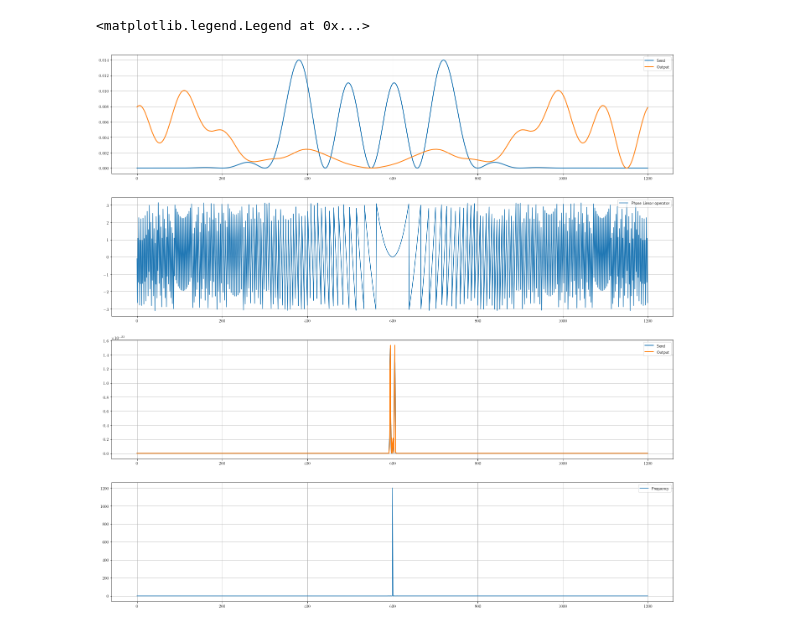
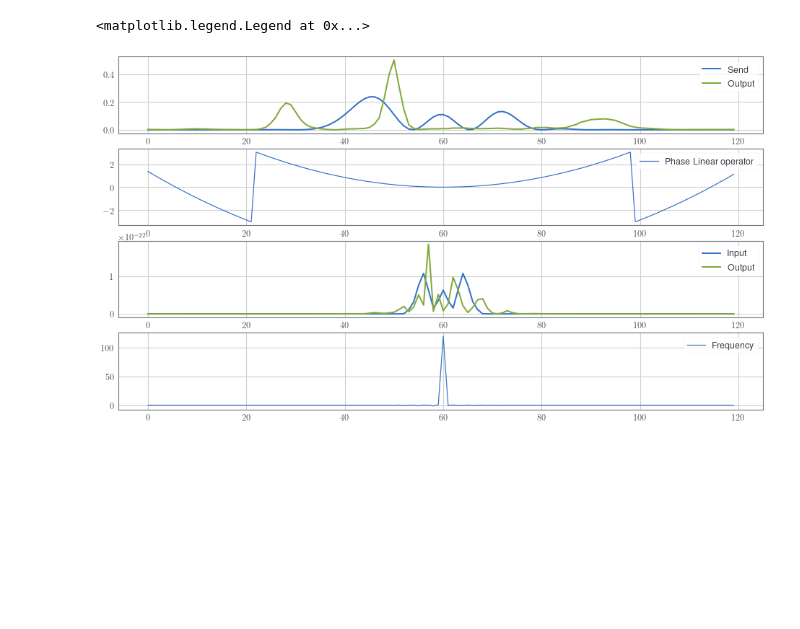
Before and after one commit to domrim/bachelorarbeit-code, a Jupyter notebook: jupyter-notebooks/tests.ipynb, the cells around one changed output. Saved outputs shown, nothing was run; the diff lists cells and outputs as text; code cells hidden in the pictures; blank space fills up the shorter version.

```diff
--- a/jupyter-notebooks/tests.ipynb
+++ b/jupyter-notebooks/tests.ipynb
@@ -2,13 +2,18 @@
 import numpy as np
 import matplotlib.pyplot as plt
 import matplotlib
+try:
+    from jupyterthemes import jtplot
+    jtplot.style()
+except:
+    pass
 
 %run ./split_step_fourier.ipynb
 
 # showing figures inline
 %matplotlib inline
 # plotting options
-font = {'size'   : 20}
+font = {'size': 12}
 plt.rc('font', **font)
 plt.rc('text', usetex=True)
 # %%
@@ -105,46 +104,44 @@ Text(0.5, 1.0, 'Modulation Gaus')
 # %%
 # Transmission
 %run split_step_fourier.ipynb
 
-
-z_length = 10  # [km]
-nz = 2  # steps
+z_length = 70  # [km]
+nz = 100  # steps
 dz = z_length / nz  # [km]
 
 alpha = 0  # Dämpfung [dB/km]
 D = 17  # [ps/nm/km]
 beta2 = - (D * np.square(1550e-9)) / (2 * np.pi * 3e8) * 1e-3 # [s^2/km] propagation constant, lambda=1550nm is standard single-mode wavelength
-gamma = 0.5e-3 # [1/W/km]
+gamma = 1.3 # [1/W/km]
 
-output, linop, nonlinop = splitstepfourier(send_rc, t_sample_rc, dz, nz, alpha, beta2, gamma)
+output, linop, nonlinop = splitstepfourier(send_rrc, t_sample_rrc, dz, nz, alpha, beta2, gamma)
 
-matplotlib.rc('figure', figsize=(24, 24))
+fig4 = plt.figure(figsize=(16, 9))
+sbplt41 = fig4.add_subplot(411)
+sbplt41.plot(np.square(abs(send_rc)), linewidth=2.0, label='Send')
+sbplt41.plot(np.square(abs(output)), linewidth=2.0, label='Output')
 
-plt.subplot(411)
-plt.plot(np.square(abs(send_rc)), linewidth=2.0, label='Send')
-plt.plot(np.square(abs(output)), linewidth=2.0, label='Output')
+sbplt41.grid(True)
+sbplt41.legend(loc='upper right')
 
-plt.grid(True)
-plt.legend(loc='upper right')
+sbplt42 = fig4.add_subplot(412)
+sbplt42.plot(np.fft.fftshift(np.angle(linop)), label='Phase Linear operator')
 
-plt.subplot(412)
-plt.plot(np.fft.fftshift(np.angle(linop)), label='Phase Linear operator')
+sbplt42.grid(True)
+sbplt42.legend(loc='upper right')
 
-plt.grid(True)
-plt.legend(loc='upper right')
+sbplt43 = fig4.add_subplot(413)
+sbplt43.plot(np.fft.fftshift(np.square(abs(t_sample_gaussian*np.fft.fft(send_rrc)/np.sqrt(2*np.pi)))), linewidth=2.0, label='Input')
+sbplt43.plot(np.fft.fftshift(np.square(abs(t_sample_gaussian*np.fft.fft(output)/np.sqrt(2*np.pi)))), linewidth=2.0, label='Output')
 
-plt.subplot(413)
-plt.plot(np.fft.fftshift(np.square(abs(t_sample_gaussian*np.fft.fft(send_rc)/np.sqrt(2*np.pi)))), linewidth=2.0, label='Send')
-plt.plot(np.fft.fftshift(np.square(abs(t_sample_gaussian*np.fft.fft(output)/np.sqrt(2*np.pi)))), linewidth=2.0, label='Output')
+sbplt43.grid(True)
+sbplt43.legend(loc='upper right')
 
-plt.grid(True)
-plt.legend(loc='upper right')
+sbplt44 = fig4.add_subplot(414)
+sbplt44.plot(np.fft.fftshift(np.fft.fft(nonlinop)), label='Frequency')
 
-plt.subplot(414)
-plt.plot(np.fft.fftshift(np.fft.fft(nonlinop)))
-
-plt.grid(True)
-#plt.legend(loc='upper right')
+sbplt44.grid(True)
+sbplt44.legend(loc='upper right')
 # %% [output]
 <matplotlib.legend.Legend at 0x...>
-[figure, old version]
+[figure, new version]
```
Also changed, not shown: parts of 3 cells of this notebook, 4 other files.
